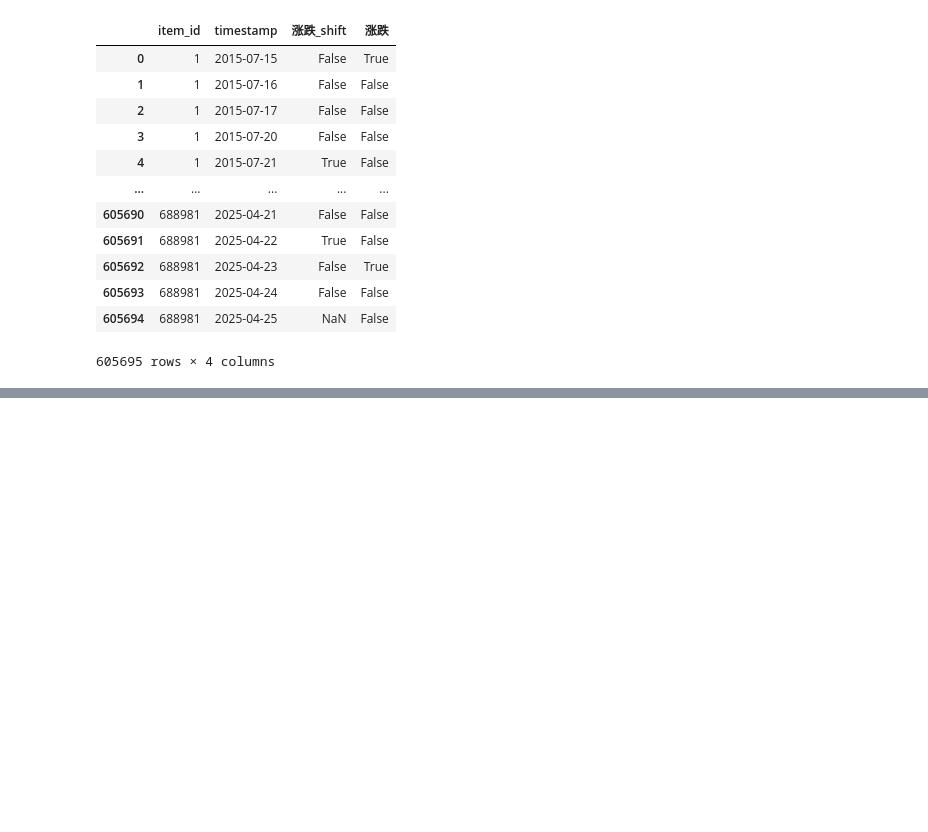
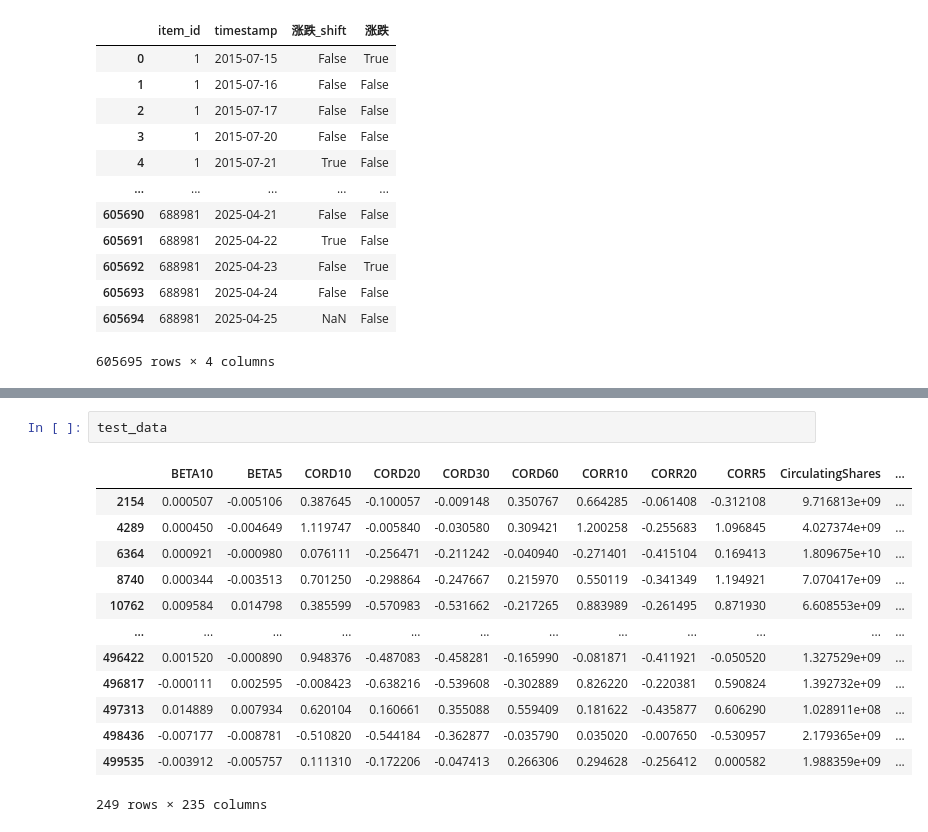
Before and after one commit to Meow-Woof-Intelligence-Six/AutoCute, a Jupyter notebook: code/src/exp_hyh_test_testdata.ipynb, the cells around one changed output, grey strips where cells are left out. Drawn from its saved outputs; the diff is of its cells as text; blank space fills up the shorter version.

```diff
--- a/code/src/exp_hyh_test_testdata.ipynb
+++ b/code/src/exp_hyh_test_testdata.ipynb
@@ -257,0 +519,16 @@ stock_finance
+# %%
+test_data
+# %% [output]
+|  | BETA10 | BETA5 | CORD10 | CORD20 | CORD30 | CORD60 | CORR10 | CORR20 | CORR5 | CirculatingShares | ... |
+| 2154 | 0.000507 | -0.005106 | 0.387645 | -0.100057 | -0.009148 | 0.350767 | 0.664285 | -0.061408 | -0.312108 | 9.716813e+09 | ... |
+| 4289 | 0.000450 | -0.004649 | 1.119747 | -0.005840 | -0.030580 | 0.309421 | 1.200258 | -0.255683 | 1.096845 | 4.027374e+09 | ... |
+| 6364 | 0.000921 | -0.000980 | 0.076111 | -0.256471 | -0.211242 | -0.040940 | -0.271401 | -0.415104 | 0.169413 | 1.809675e+10 | ... |
+| 8740 | 0.000344 | -0.003513 | 0.701250 | -0.298864 | -0.247667 | 0.215970 | 0.550119 | -0.341349 | 1.194921 | 7.070417e+09 | ... |
+| 10762 | 0.009584 | 0.014798 | 0.385599 | -0.570983 | -0.531662 | -0.217265 | 0.883989 | -0.261495 | 0.871930 | 6.608553e+09 | ... |
+| ... | ... | ... | ... | ... | ... | ... | ... | ... | ... | ... | ... |
+| 496422 | 0.001520 | -0.000890 | 0.948376 | -0.487083 | -0.458281 | -0.165990 | -0.081871 | -0.411921 | -0.050520 | 1.327529e+09 | ... |
+| 496817 | -0.000111 | 0.002595 | -0.008423 | -0.638216 | -0.539608 | -0.302889 | 0.826220 | -0.220381 | 0.590824 | 1.392732e+09 | ... |
+| 497313 | 0.014889 | 0.007934 | 0.620104 | 0.160661 | 0.355088 | 0.559409 | 0.181622 | -0.435877 | 0.606290 | 1.028911e+08 | ... |
+| 498436 | -0.007177 | -0.008781 | -0.510820 | -0.544184 | -0.362877 | -0.035790 | 0.035020 | -0.007650 | -0.530957 | 2.179365e+09 | ... |
+| 499535 | -0.003912 | -0.005757 | 0.111310 | -0.172206 | -0.047413 | 0.266306 | 0.294628 | -0.256412 | 0.000582 | 1.988359e+09 | ... |
+249 rows × 235 columns
```
Also changed, not shown: parts of 13 cells of this notebook, 2 other files.
